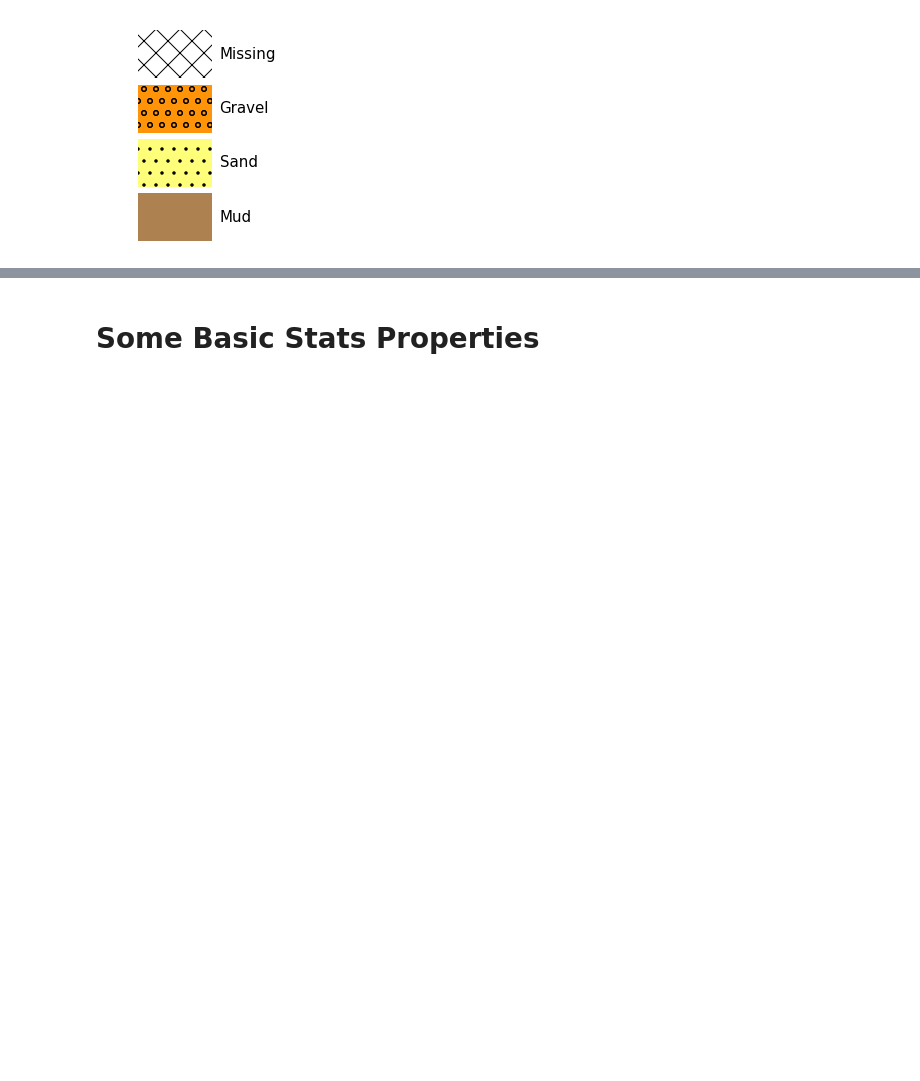
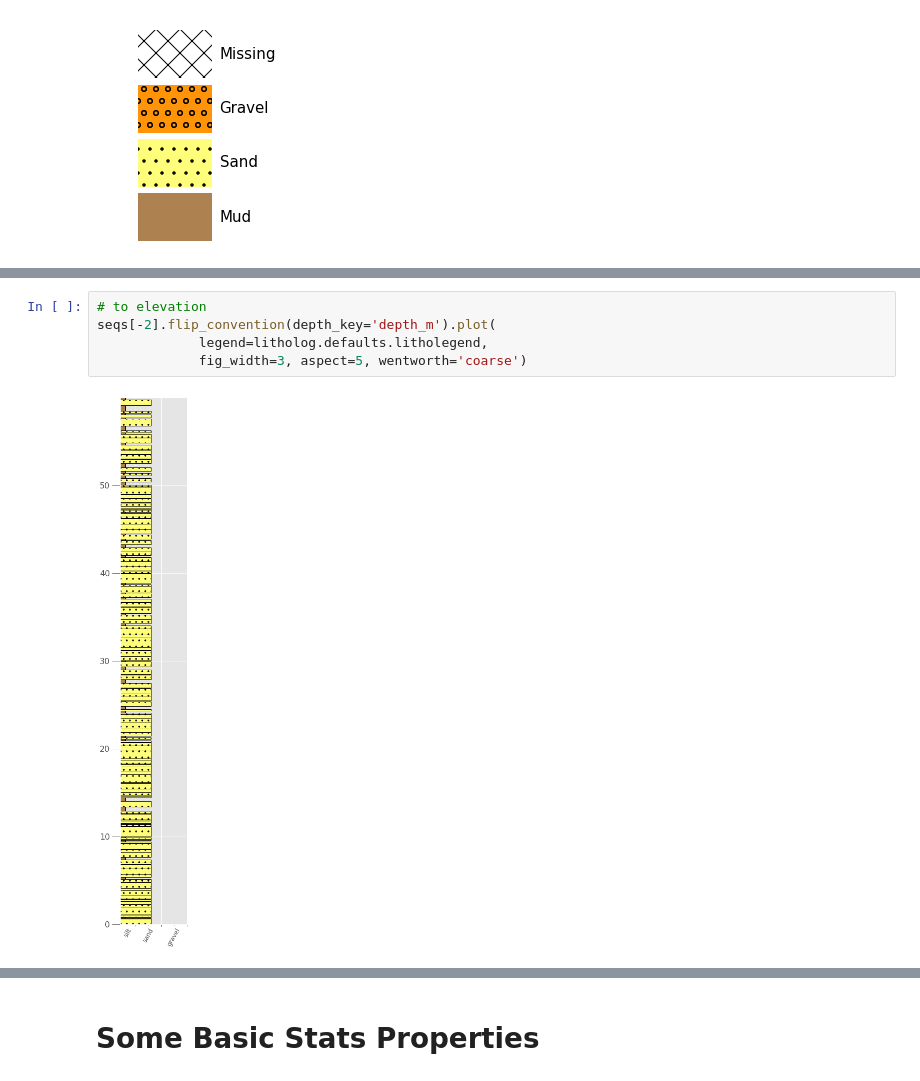
Before and after one commit to rgmyr/litholog, a Jupyter notebook: notebooks/actual_demo.ipynb, the cells around one changed output, grey strips where cells are left out. Cells and saved outputs as stored; diff of their text form; blank space fills up the shorter version.

Commit message:
add shift + flip_convention methods

```diff
--- a/notebooks/actual_demo.ipynb
+++ b/notebooks/actual_demo.ipynb
@@ -92,3 +100,10 @@ litholog.defaults.litholegend.plot()
+# %%
+# to elevation
+seqs[-2].flip_convention(depth_key='depth_m').plot(
+             legend=litholog.defaults.litholegend,
+             fig_width=3, aspect=5, wentworth='coarse')
+# %% [output]
+[figure, added]
 # %%
 # Specify a legend when plotting (otherwise random used)
 # `wentworth` can use 'fine' or 'coarse' bins
```
Also changed, not shown: parts of 8 cells of this notebook, 1 other file.
